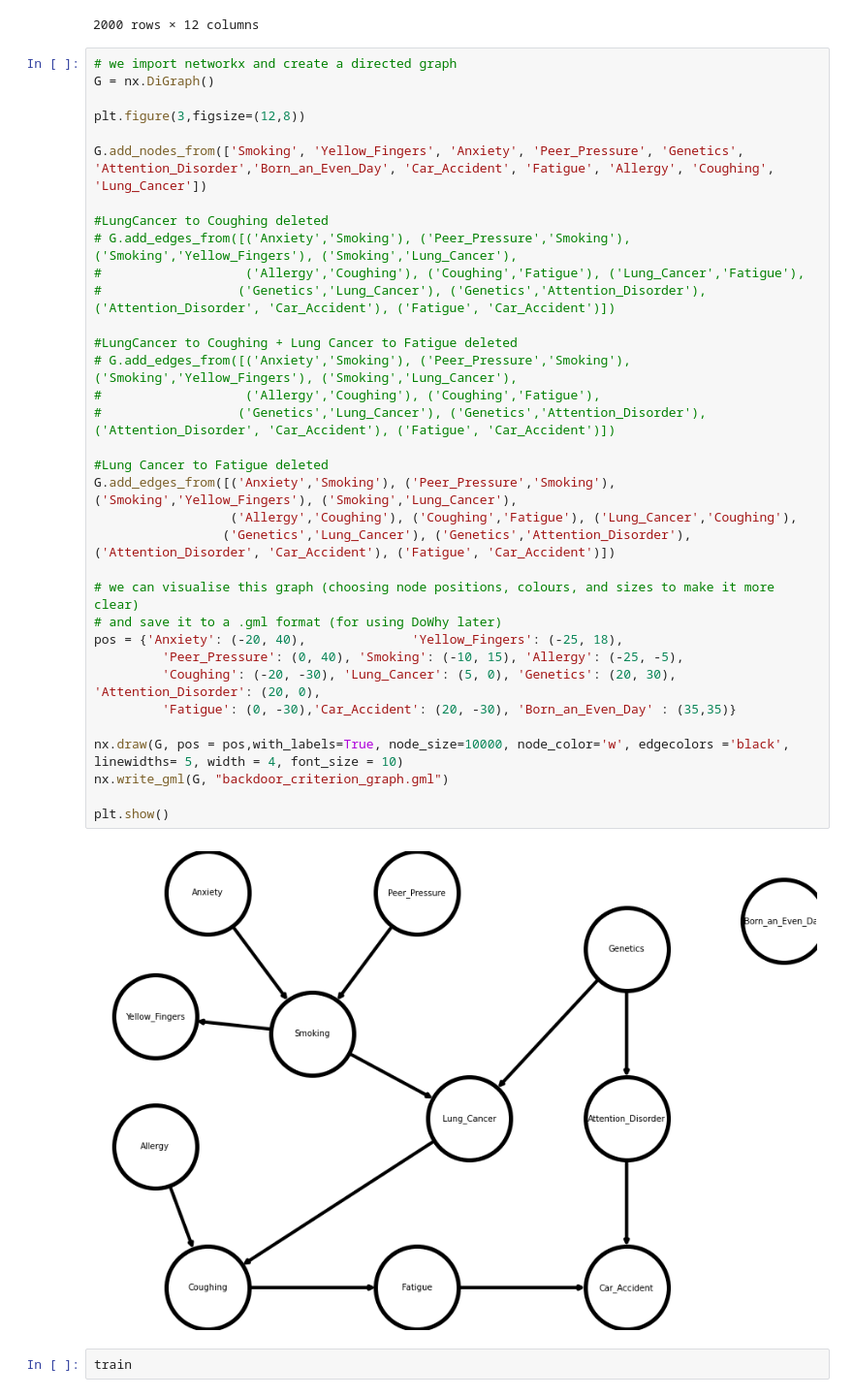
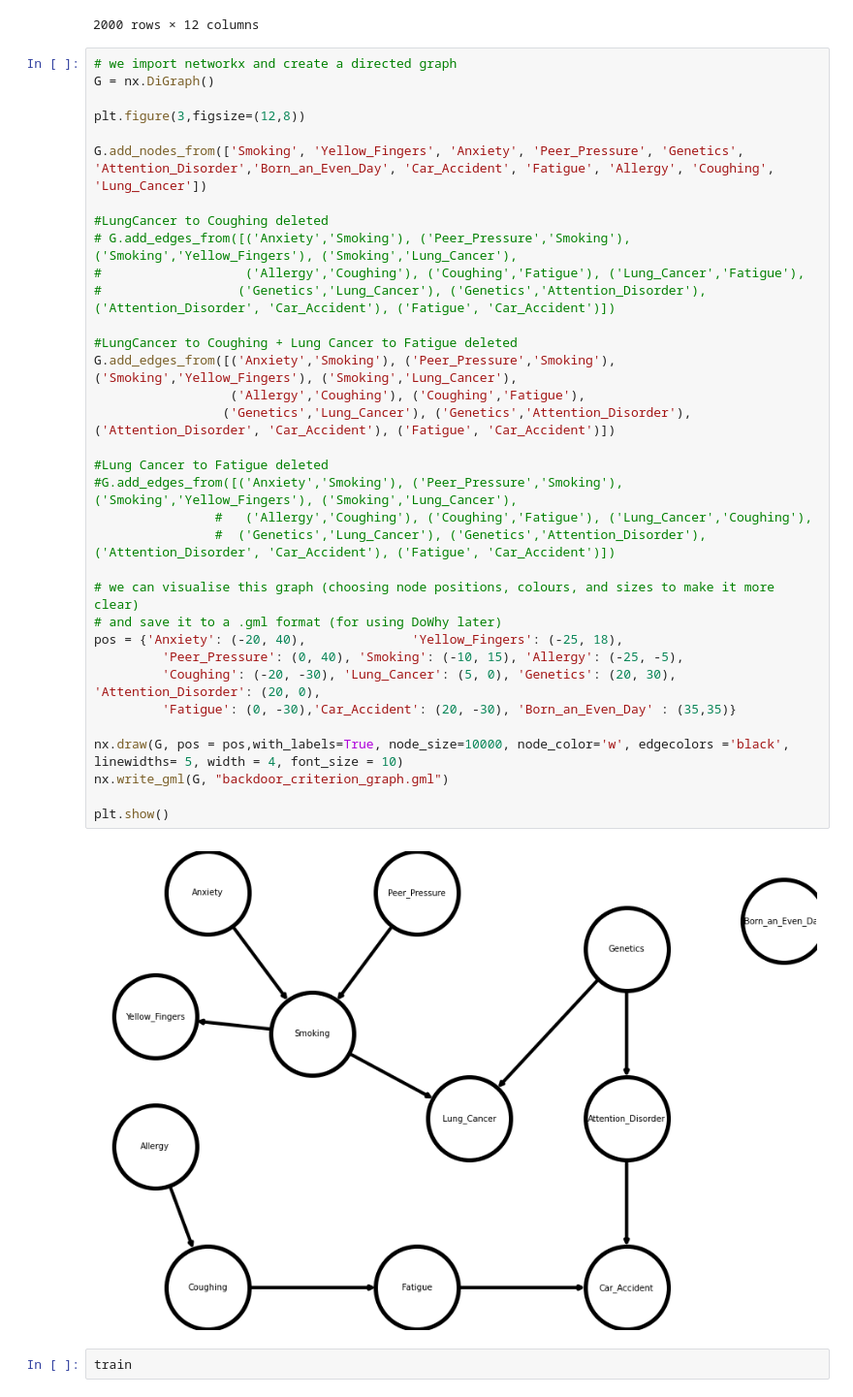
Before and after one commit to keerthybalan/CausalDS_LUCAS, a Jupyter notebook: edgeDrop.ipynb, the cells around one changed output. Shown: that part at 97% size. Drawn from its saved outputs; the diff is of its cells as text.

Commit message:
edge and node dropping

```diff
--- a/edgeDrop.ipynb
+++ b/edgeDrop.ipynb
@@ -78,39 +78,39 @@ train
 # %%
 # we import networkx and create a directed graph
 G = nx.DiGraph()
 
 plt.figure(3,figsize=(12,8))
 
 G.add_nodes_from(['Smoking', 'Yellow_Fingers', 'Anxiety', 'Peer_Pressure', 'Genetics', 'Attention_Disorder','Born_an_Even_Day', 'Car_Accident', 'Fatigue', 'Allergy', 'Coughing', 'Lung_Cancer'])
 
 #LungCancer to Coughing deleted
 # G.add_edges_from([('Anxiety','Smoking'), ('Peer_Pressure','Smoking'), ('Smoking','Yellow_Fingers'), ('Smoking','Lung_Cancer'),
 #                   ('Allergy','Coughing'), ('Coughing','Fatigue'), ('Lung_Cancer','Fatigue'),
 #                  ('Genetics','Lung_Cancer'), ('Genetics','Attention_Disorder'), ('Attention_Disorder', 'Car_Accident'), ('Fatigue', 'Car_Accident')])
 
 #LungCancer to Coughing + Lung Cancer to Fatigue deleted
-# G.add_edges_from([('Anxiety','Smoking'), ('Peer_Pressure','Smoking'), ('Smoking','Yellow_Fingers'), ('Smoking','Lung_Cancer'),
-#                   ('Allergy','Coughing'), ('Coughing','Fatigue'),
-#                  ('Genetics','Lung_Cancer'), ('Genetics','Attention_Disorder'), ('Attention_Disorder', 'Car_Accident'), ('Fatigue', 'Car_Accident')])
+G.add_edges_from([('Anxiety','Smoking'), ('Peer_Pressure','Smoking'), ('Smoking','Yellow_Fingers'), ('Smoking','Lung_Cancer'),
+                  ('Allergy','Coughing'), ('Coughing','Fatigue'),
+                 ('Genetics','Lung_Cancer'), ('Genetics','Attention_Disorder'), ('Attention_Disorder', 'Car_Accident'), ('Fatigue', 'Car_Accident')])
 
 #Lung Cancer to Fatigue deleted
-G.add_edges_from([('Anxiety','Smoking'), ('Peer_Pressure','Smoking'), ('Smoking','Yellow_Fingers'), ('Smoking','Lung_Cancer'),
-                  ('Allergy','Coughing'), ('Coughing','Fatigue'), ('Lung_Cancer','Coughing'),
-                 ('Genetics','Lung_Cancer'), ('Genetics','Attention_Disorder'), ('Attention_Disorder', 'Car_Accident'), ('Fatigue', 'Car_Accident')])
+#G.add_edges_from([('Anxiety','Smoking'), ('Peer_Pressure','Smoking'), ('Smoking','Yellow_Fingers'), ('Smoking','Lung_Cancer'),
+                #   ('Allergy','Coughing'), ('Coughing','Fatigue'), ('Lung_Cancer','Coughing'),
+                #  ('Genetics','Lung_Cancer'), ('Genetics','Attention_Disorder'), ('Attention_Disorder', 'Car_Accident'), ('Fatigue', 'Car_Accident')])
 
 # we can visualise this graph (choosing node positions, colours, and sizes to make it more clear)
 # and save it to a .gml format (for using DoWhy later)
 pos = {'Anxiety': (-20, 40),              'Yellow_Fingers': (-25, 18),
          'Peer_Pressure': (0, 40), 'Smoking': (-10, 15), 'Allergy': (-25, -5),
          'Coughing': (-20, -30), 'Lung_Cancer': (5, 0), 'Genetics': (20, 30), 'Attention_Disorder': (20, 0),
          'Fatigue': (0, -30),'Car_Accident': (20, -30), 'Born_an_Even_Day' : (35,35)}
 
 nx.draw(G, pos = pos,with_labels=True, node_size=10000, node_color='w', edgecolors ='black', linewidths= 5, width = 4, font_size = 10)
 nx.write_gml(G, "backdoor_criterion_graph.gml")
 
 plt.show()
 # %% [output]
-[figure, old version]
+[figure, new version]
 # %%
 train
 # %% [output]
```
Also changed, not shown: parts of 3 cells of this notebook.
